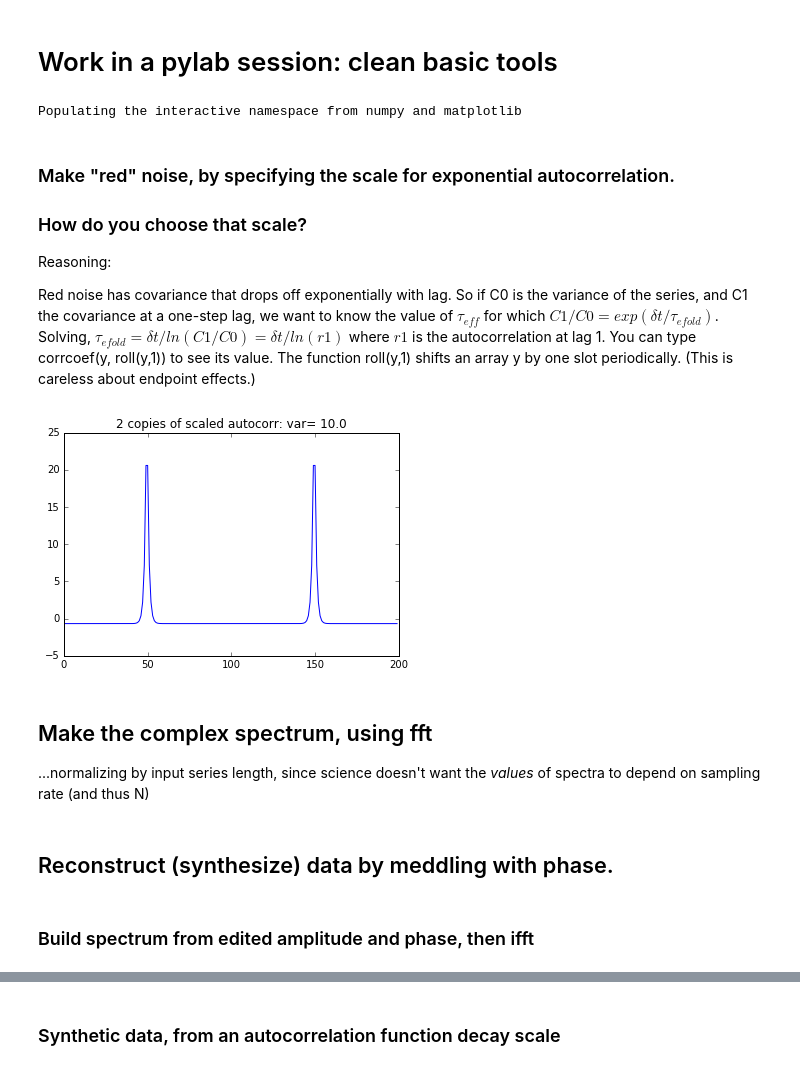
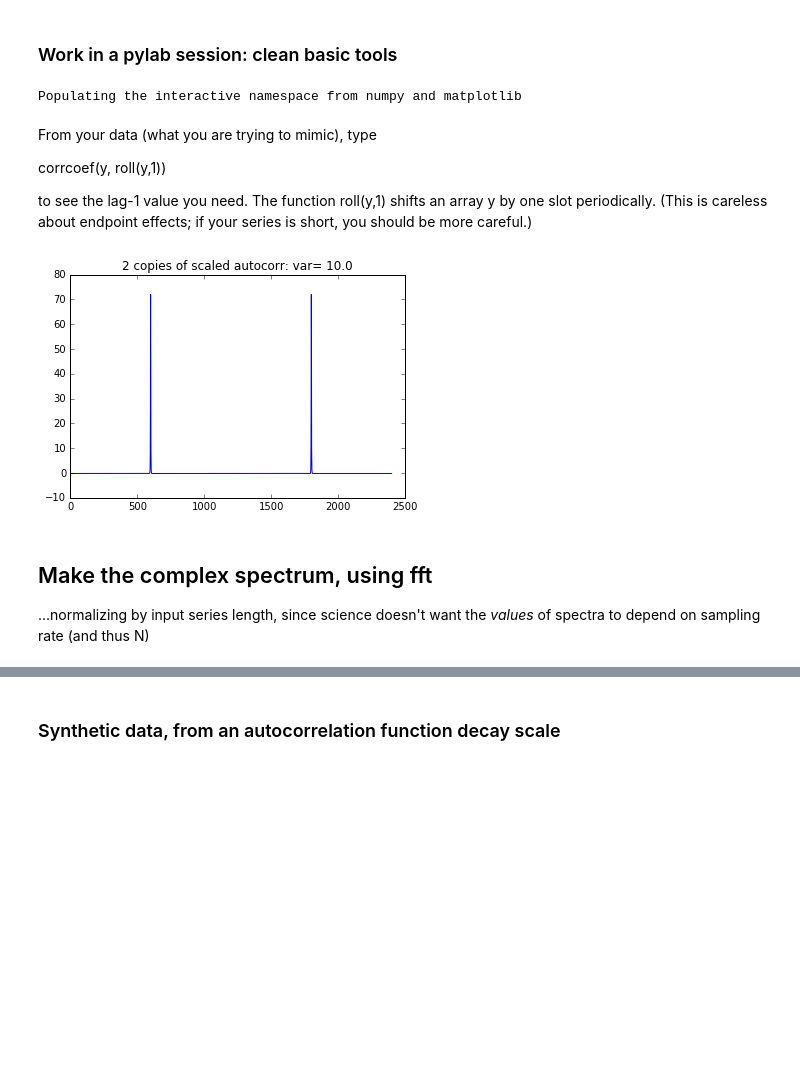
Before and after one commit to weiclimate/MPO624_notebooks, a Jupyter notebook: Red_noise_FFT.ipynb, the cells around one changed output, grey strips where cells are left out. Drawn from its saved outputs; the diff is of its cells as text; code cells hidden in the pictures; blank space fills up the shorter version.

```diff
--- a/Red_noise_FFT.ipynb
+++ b/Red_noise_FFT.ipynb
@@ -1,5 +8,5 @@
 # %% [markdown]
-# Work in a pylab session: clean basic tools
+### Work in a pylab session: clean basic tools
 # %%
 # This %pylab magic line loads numpy, scipy, matplotlib.
 # add the word inline to put figures inline
@@ -7,40 +14,44 @@
 # plt.xkcd();
 # %% [output]
 Populating the interactive namespace from numpy and matplotlib
-# %% [markdown]
-### Make "red" noise, by specifying the scale for exponential autocorrelation.
-
-### How do you choose that scale?
-Reasoning:
-
-Red noise has covariance that drops off exponentially with lag. So if C0 is the variance of the series, and C1 the covariance at a one-step lag, we want to know the value of $\tau_{eff}$ for which $C1/C0 = exp(\delta t / \tau_{efold})$. Solving, $\tau_{efold} = \delta t /ln(C1/C0) = \delta t /ln(r1)$ where $r1$ is the autocorrelation at lag 1. You can type corrcoef(y, roll(y,1)) to see its value. The function roll(y,1) shifts an array y by one slot periodically. (This is careless about endpoint effects.)
+# %% [markdown]
+From your data (what you are trying to mimic), type
+
+corrcoef(y, roll(y,1))
+
+to see the lag-1 value you need. The function roll(y,1) shifts an array y by one slot periodically. (This is careless about endpoint effects; if your series is short, you should be more careful.)
 # %%
 # var(y)
 # corrcoef(y, roll(y,1))
 # len(y)
 # %%
-# Let's mimick a data array y
-# using AR1 red noise.
-# It only depends on autoregression at lag 1 (hence an "AR1 process")
+# Let's mimick a data array y, using AR1 red noise.
+# That only depends on autoregression at lag 1 (hence an "AR1 process")
 
+# INPUTS
 lag1_autocorr = 0.9  # Read off this value from corrcoef(y, roll(y,1))
 variance = 10        # Read off this value from var(y)
-N = 100              # Read off this value from len(y)
+N = 1200             # Read off this value from len(y)
 
+
+
+### CALCULATIONS AND PLOTTING
 T_efold = 1.0/log(lag1_autocorr) # Units: number of array positions
-T_efold
 
+### MAKE A YAUTO(X) ARRAY WITH THE RIGHT SIZE, VARIANCE, AND SPECTRUM
 x = arange(N)              # A simple count array
 xpert = x-mean(x)
 yauto = exp(- abs(xpert))  # Autocorrelation
 # Scale it to have the given variance
 yauto *= sqrt(variance/var(yauto))
+# Remove the mean
+yauto = detrend(yauto)
 
-yauto = detrend(yauto)
+### QUICK PLOT TO SEE IF IT IS SENSIBLE
 plot(concatenate([yauto,yauto]))
 title('2 copies of scaled autocorr: var='+format(var(yauto),'5.3'));
 # %% [output]
-[figure, old version]
+[figure, new version]
 # %% [markdown]
 ## Make the complex spectrum, using fft
 ...normalizing by input series length, since science doesn't want the *values* of spectra to depend on sampling rate (and thus N)
@@ -55,5 +66,3 @@ speci = imag(spec)
 # Unpack in all the usual ways: amplitude and phase
 ampli = abs(spec)
 phase = angle(spec)
-# %% [markdown]
-## Reconstruct (synthesize) data by meddling with phase.
@@ -66,2 +68,0 @@ syn_phase = 2*pi*rand( len(phase) )
-# %% [markdown]
-### Build spectrum from edited amplitude and phase, then ifft
```
Also changed, not shown: parts of 8 cells of this notebook.
